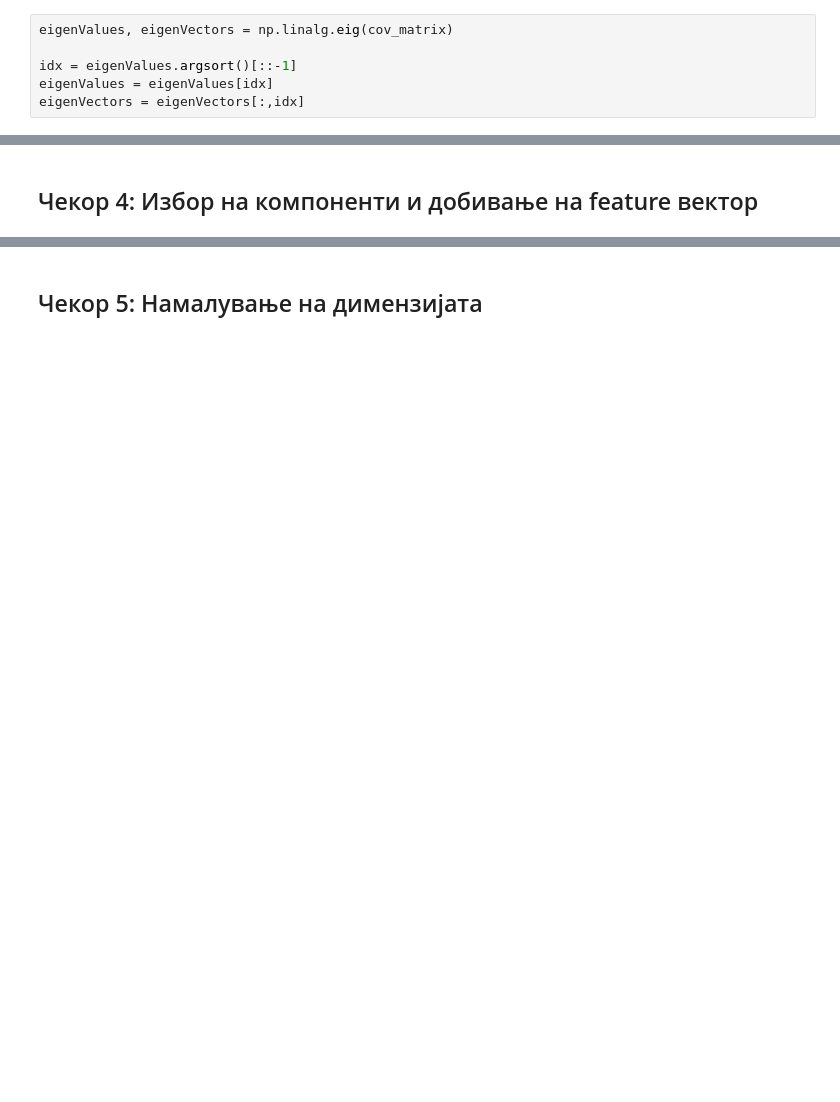
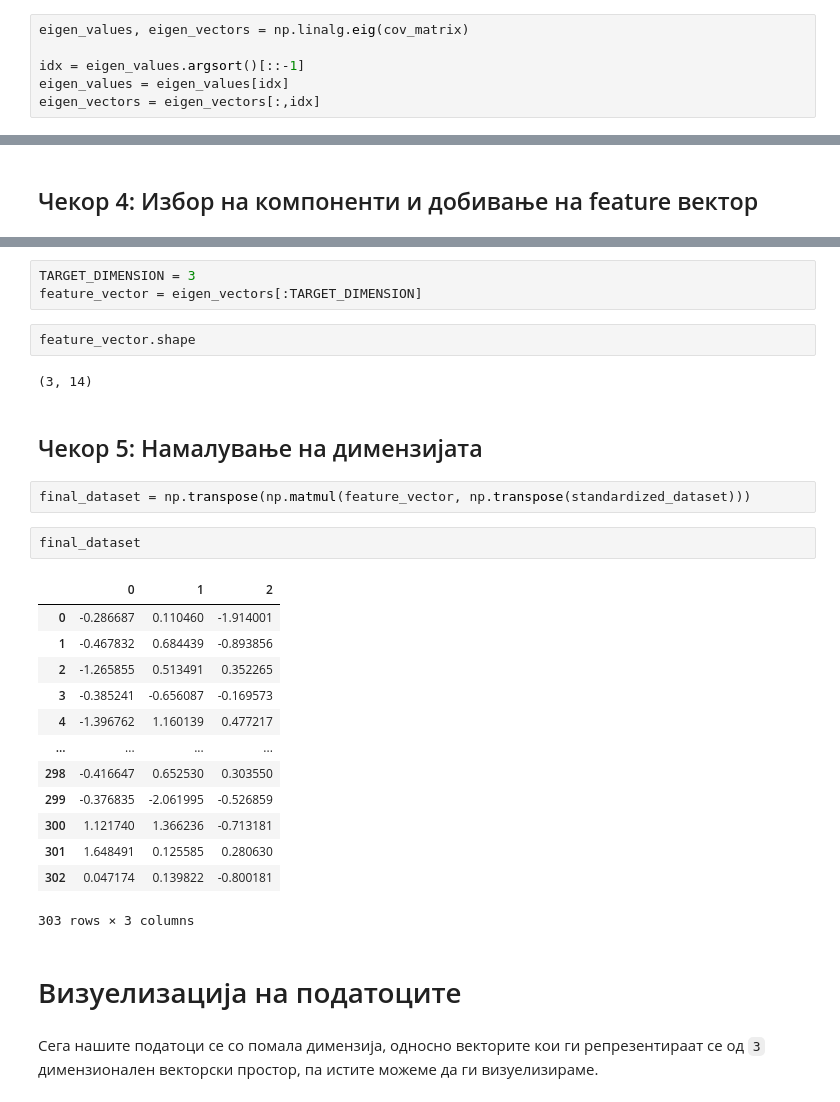
Before and after one commit to Aleksandar1932/LA_2020, a Jupyter notebook: Final Course Project/Final Course Project.ipynb, the cells around one changed output, grey strips where cells are left out. Saved outputs shown, nothing was run; the diff lists cells and outputs as text; blank space fills up the shorter version.

```diff
--- a/Final Course Project/Final Course Project.ipynb
+++ b/Final Course Project/Final Course Project.ipynb
@@ -110,8 +115,8 @@ cov_matrix = np.matrix(standardized_dataset.cov().to_numpy())
 # %%
 eigen_values = -np.sort(-np.linalg.eigvals(cov_matrix))
 # %%
-eigenValues, eigenVectors = np.linalg.eig(cov_matrix)
+eigen_values, eigen_vectors = np.linalg.eig(cov_matrix)
 
-idx = eigenValues.argsort()[::-1]
-eigenValues = eigenValues[idx]
-eigenVectors = eigenVectors[:,idx]
+idx = eigen_values.argsort()[::-1]
+eigen_values = eigen_values[idx]
+eigen_vectors = eigen_vectors[:,idx]
@@ -122,2 +138,31 @@ eigenValues
+# %%
+TARGET_DIMENSION = 3
+feature_vector = eigen_vectors[:TARGET_DIMENSION]
+# %%
+feature_vector.shape
+# %% [output]
+(3, 14)
 # %% [markdown]
 ## Чекор 5: Намалување на димензиjата
+# %%
+final_dataset = np.transpose(np.matmul(feature_vector, np.transpose(standardized_dataset)))
+# %%
+final_dataset
+# %% [output]
+|  | 0 | 1 | 2 |
+| 0 | -0.286687 | 0.110460 | -1.914001 |
+| 1 | -0.467832 | 0.684439 | -0.893856 |
+| 2 | -1.265855 | 0.513491 | 0.352265 |
+| 3 | -0.385241 | -0.656087 | -0.169573 |
+| 4 | -1.396762 | 1.160139 | 0.477217 |
+| ... | ... | ... | ... |
+| 298 | -0.416647 | 0.652530 | 0.303550 |
+| 299 | -0.376835 | -2.061995 | -0.526859 |
+| 300 | 1.121740 | 1.366236 | -0.713181 |
+| 301 | 1.648491 | 0.125585 | 0.280630 |
+| 302 | 0.047174 | 0.139822 | -0.800181 |
+303 rows × 3 columns
+# %% [markdown]
+# Визуелизација на податоците
+# %% [markdown]
+Сега нашите податоци се со помала димензија, односно векторите кои ги репрезентираат се од `3` димензионален векторски простор, па истите можеме да ги визуелизираме.
```
Also changed, not shown: parts of 7 cells of this notebook.
